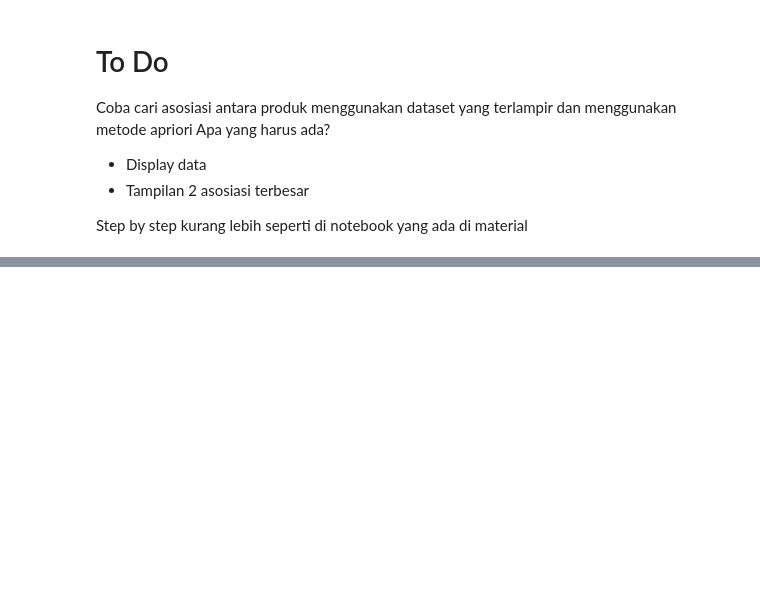
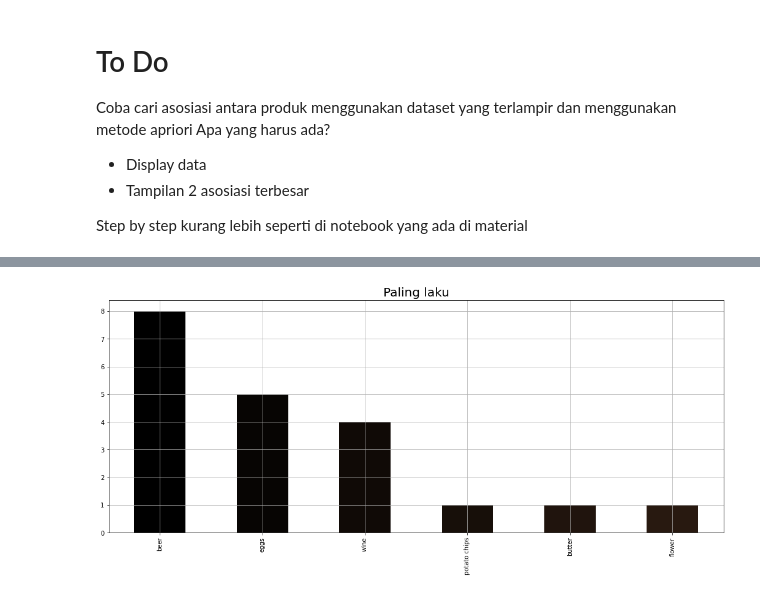
Before and after one commit to wiscaksono/Python-Class, a Jupyter notebook: ML 11. Association/Association_Wisnu Wicaksono.ipynb, the cells around one changed output, grey strips where cells are left out. Cells and saved outputs as stored; diff of their text form; code cells hidden in the pictures; blank space fills up the shorter version.

```diff
--- a/ML 11. Association/Association_Wisnu Wicaksono.ipynb
+++ b/ML 11. Association/Association_Wisnu Wicaksono.ipynb
@@ -33,3 +33,5 @@ transactions = [
     ['wine', 'cheese'],
     ['beer', 'potato chips']
 ]
+# %%
+data1 = pd.DataFrame(transactions)
@@ -35,0 +82,10 @@ transactions = [
+# %%
+plt.rcParams['figure.figsize'] = (18, 7)
+color = plt.cm.copper(np.linspace(0, 1, 40))
+data1[0].value_counts().head(40).plot.bar(color = color)
+plt.title('Paling laku', fontsize = 20)
+plt.xticks(rotation = 90 )
+plt.grid()
+plt.show()
+# %% [output]
+[figure, added]
```
Also changed, not shown: parts of 15 cells of this notebook, 7 other files.
